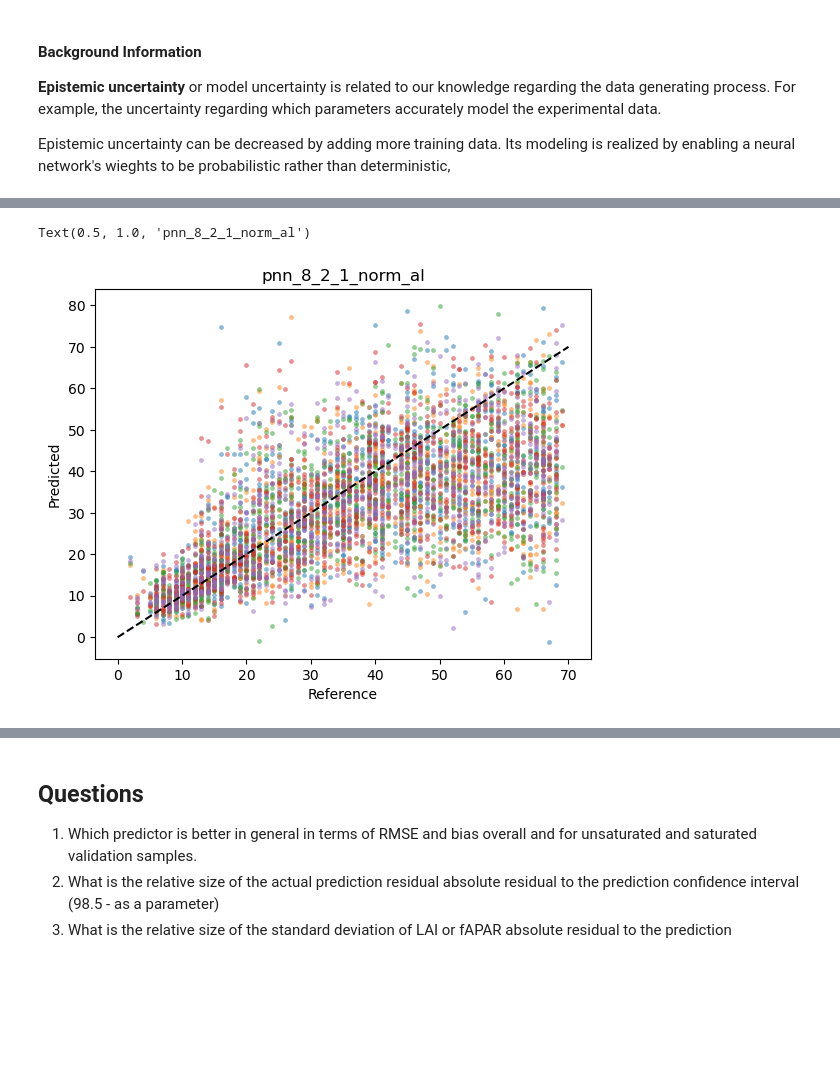
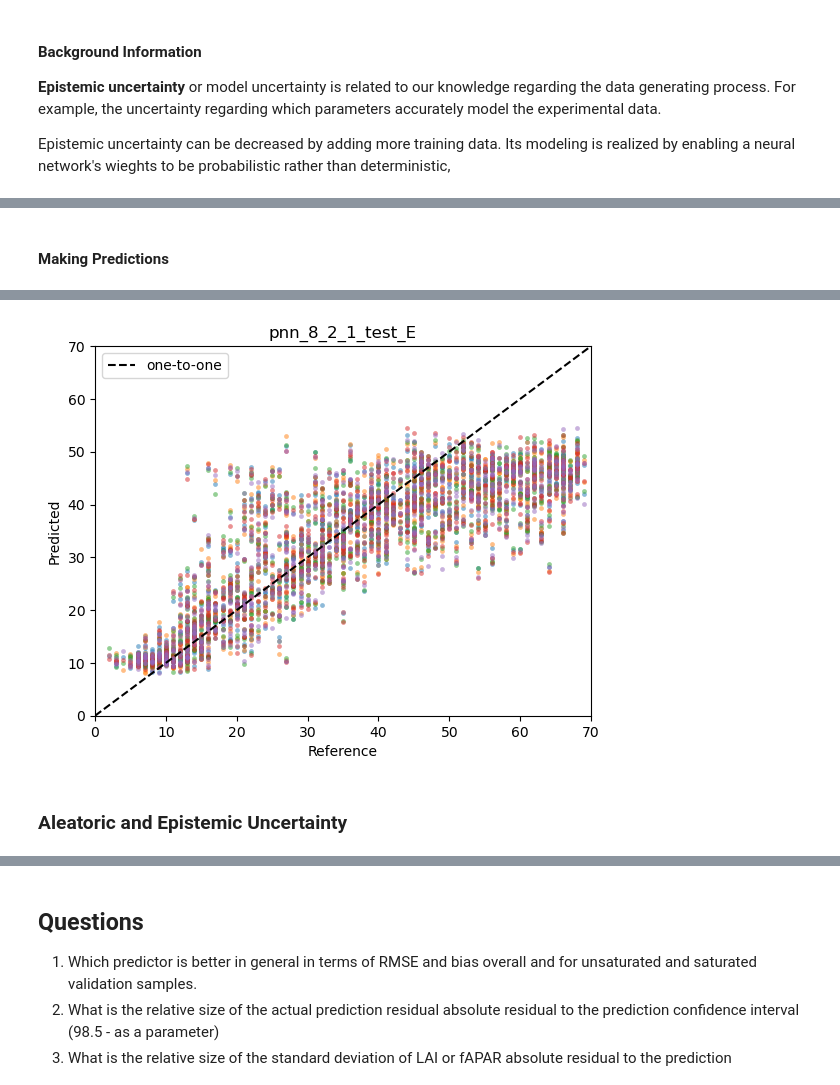
Before and after one commit to watermelonxx/WorkTerm-Winter2023, a Jupyter notebook: ModelingUncertainty/ModelingUncertainty.ipynb, the cells around one changed output, grey strips where cells are left out. Saved outputs shown, nothing was run; the diff lists cells and outputs as text; code cells hidden in the pictures; blank space fills up the shorter version.

```diff
--- a/ModelingUncertainty/ModelingUncertainty.ipynb
+++ b/ModelingUncertainty/ModelingUncertainty.ipynb
@@ -390,9 +370,0 @@ In this case, we use method 3 with `MultivariateNromalTriL()` (*TriL* stands for
-# %%
-# Posterior
-def get_posterior(kernel_size, bias_size, dtype=None):
-    n = kernel_size + bias_size
-    posterior_model = tf.keras.Sequential([
-        tfpl.VariableLayer(tfpl.MultivariateNormalTriL.params_size(n), dtype=dtype),
-        tfpl.MultivariateNormalTriL(n)
-    ])
-    return posterior_model
@@ -399,13 +374,9 @@ def get_posterior(kernel_size, bias_size, dtype=None):
 # %%
 def get_posterior(kernel_size, bias_size=0, dtype=None):
     n = kernel_size + bias_size
-    c = np.log(np.expm1(1.))
     return tf.keras.Sequential([
-        tfpl.VariableLayer(2 * n, dtype=dtype),
-        tfpl.DistributionLambda(lambda t: tfd.Independent(
-        tfd.Normal(loc=t[..., :n],
-                   scale=1e-5 + tf.nn.softplus(c + t[..., n:])),
-            reinterpreted_batch_ndims=1)),
+        tfpl.VariableLayer(tfpl.IndependentNormal.params_size(n), dtype=dtype),
+        tfpl.IndependentNormal(n)
   ])
 # %% [markdown]
 #### Defining the model
@@ -422,7 +395,7 @@ Use a **relu** activation function to add non-linearity to the network.
 # Define the model, negative-log likelihood as the loss function
 # and compile the model with the Adam optimizer
 
-name = 'pnn_8_2_1_triL_al'
+name = 'pnn_8_2_1_test_E'
 biome = 7
 
 normalizer = layers.Normalization(input_shape=[5,], axis=None)
@@ -444,20 +417,15 @@ valbiomeDictLAI[biome][name]['model'] = tf.keras.Sequential([
                           kl_weight=1/calbiomeDictLAI[biome]['X_train'].shape[0],
                           kl_use_exact=False,
                           activation='relu'),
-    tfpl.DenseVariational(units=2,
+    tfpl.DenseVariational(units=1,
                           make_prior_fn=get_prior,
                           make_posterior_fn=get_posterior,
                           kl_weight=1/calbiomeDictLAI[biome]['X_train'].shape[0],
                           kl_use_exact=False),
-    # tfp.layers.DistributionLambda(lambda t: tfd.Normal(loc=t, scale=1)),
-    tfp.layers.DistributionLambda(
-      lambda t: tfd.Normal(loc=t[..., :1],
-                           scale=1e-3 + tf.math.softplus(0.01 * t[...,1:]))),
+    tfp.layers.DistributionLambda(lambda t: tfd.Normal(loc=t, scale=1)),
     # tfpl.IndependentNormal(1)
 ])
 
-negloglik = lambda y, rv_y: -rv_y.log_prob(y)
-
 valbiomeDictLAI[biome][name]['model'].compile(loss=negloglik, optimizer=tf.keras.optimizers.Adam(learning_rate=0.01), metrics=[tf.keras.metrics.RootMeanSquaredError()])
 valbiomeDictLAI[biome][name]['model'].summary()
 # %% [output]
@@ -484,7 +452,6 @@ Train the model for 50 epochs and plot the loss function to confirm that the alg
 # %%
 # Train the model for 50 epochs
-name = 'pnn_8_2_1_norm_al'
-# valbiomeDictLAI[biome][name]['history'] = valbiomeDictLAI[biome][name]['model'].fit(calbiomeDictLAI[biome]['X_train'].to_numpy(), calbiomeDictLAI[biome]['y_train'].to_numpy(), epochs=50, verbose=1)
+valbiomeDictLAI[biome][name]['history'] = valbiomeDictLAI[biome][name]['model'].fit(calbiomeDictLAI[biome]['X_train'].to_numpy(), calbiomeDictLAI[biome]['y_train'].to_numpy(), epochs=50, verbose=1)
 plt.plot(valbiomeDictLAI[biome][name]['history'].history['loss'])
 plt.xlabel('Epochs')
 plt.ylabel('Loss')
@@ -494,11 +478,20 @@ Text(0, 0.5, 'Loss')
+# %% [markdown]
+#### Making Predictions
 # %%
-name = 'pnn_8_2_1_norm_al'
 for i in range(5):
     y_model = valbiomeDictLAI[biome][name]['model'].predict(valbiomeDictLAI[biome]['X_test'])
     plt.scatter(valbiomeDictLAI[biome]['y_test'], y_model, alpha=0.5, s=12, lw=0)
-plt.plot([0, 70], [0, 70], 'k--')
+
+plt.plot([0, 70], [0, 70], 'k--', label='one-to-one')
+
 plt.xlabel("Reference")
 plt.ylabel("Predicted")
 plt.title(name)
+
+plt.xlim([0, 70])
+plt.ylim([0, 70])
+
+plt.legend()
+plt.show()
 # %% [output]
 32/32 [==============================] - 0s 2ms/step
@@ -509,2 +502,3 @@ plt.title(name)
-Text(0.5, 1.0, 'pnn_8_2_1_norm_al')
-[figure, old version]
+[figure, new version]
+# %% [markdown]
+### Aleatoric and Epistemic Uncertainty
```
Also changed, not shown: parts of 71 cells of this notebook.
